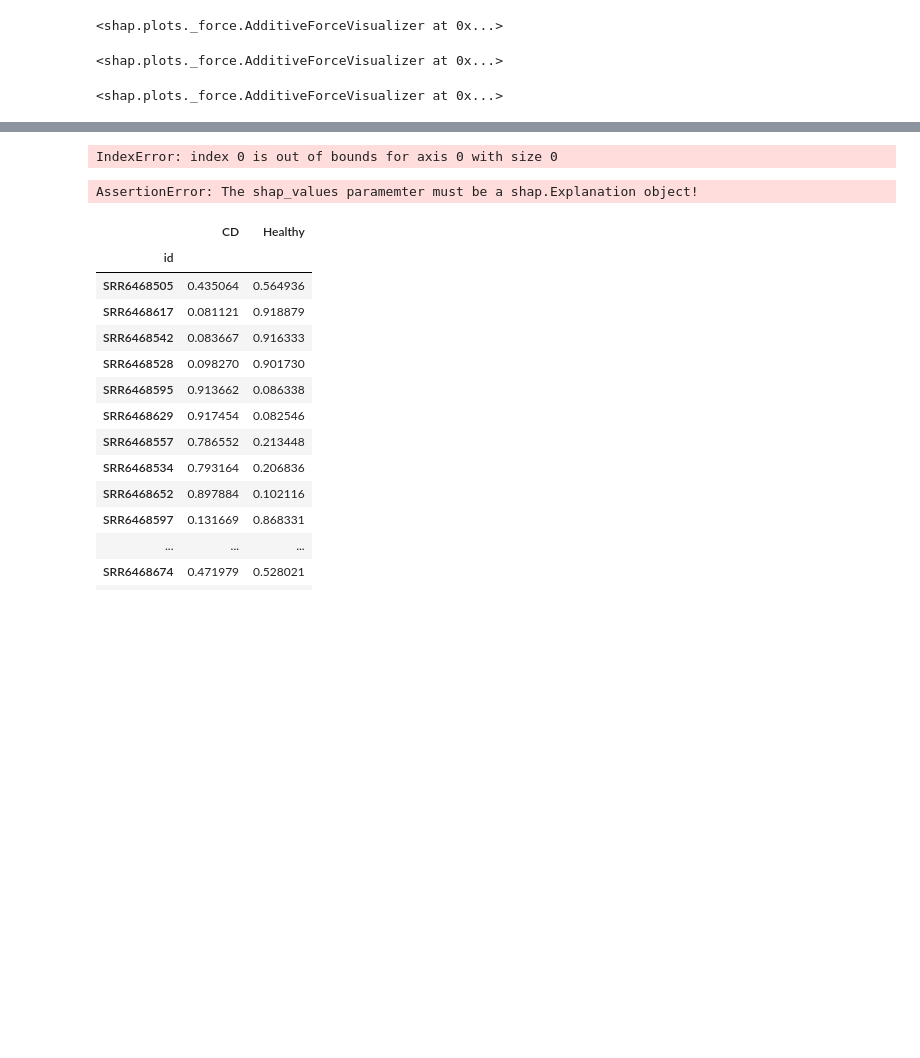
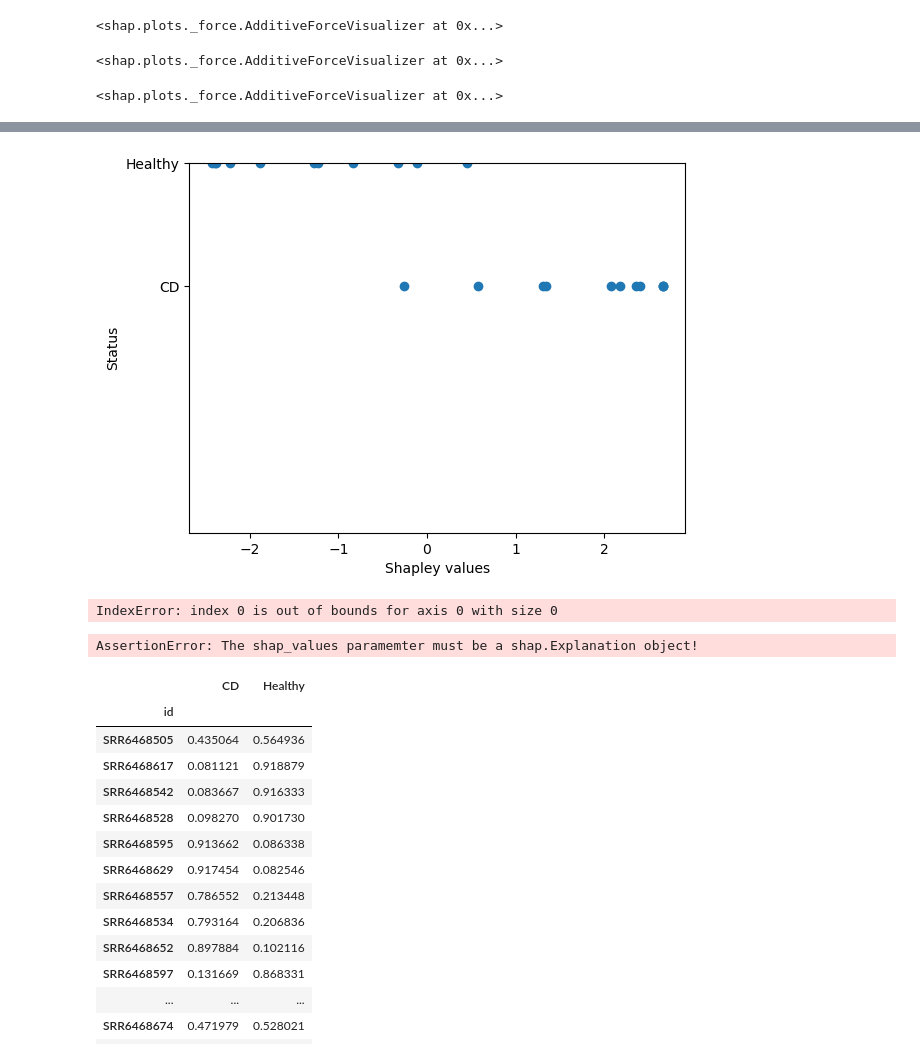
Before and after one commit to jindongmin/Meta_diseases_analyses, a Jupyter notebook: ipynb/CD_no_feature_selection.ipynb, the cells around one changed output, grey strips where cells are left out. Saved outputs shown, nothing was run; the diff lists cells and outputs as text; code cells hidden in the pictures; blank space fills up the shorter version.

Commit message:
scatter plot

```diff
--- a/ipynb/CD_no_feature_selection.ipynb
+++ b/ipynb/CD_no_feature_selection.ipynb
@@ -199,3 +178,26 @@ plt.show()
+# %%
+import matplotlib.pyplot as plt
+
+# Example data
+x = l
+y = md_test['Status']
+
+# Create a scatter plot
+plt.scatter(x, y)
+
+# Add a title
+#plt.title('Shapley values for test samples')
+plt.ylim(-2, 1)
+
+# Add axis labels
+plt.xlabel('Shapley values')
+plt.ylabel('Status')
+
+# Show the plot
+#plt.show()
+plt.savefig('scatterplot.pdf', bbox_inches = "tight")
+# %% [output]
+[figure, added]
 # %%
 shap.plots.scatter(shap_values[:,"Status"])
 # %% [output]
```
Also changed, not shown: parts of 3 cells of this notebook, 1 other file.
